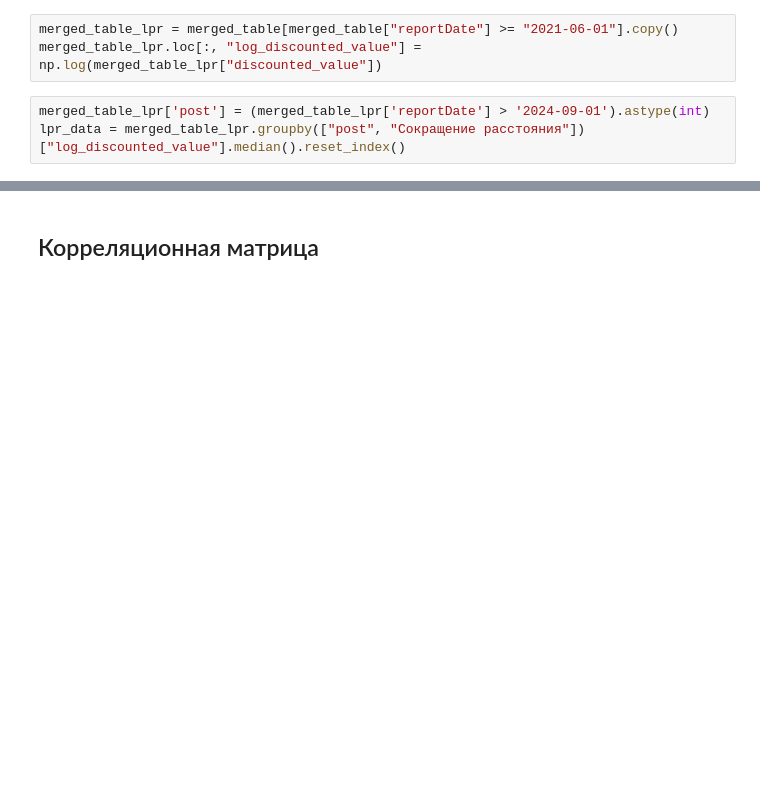
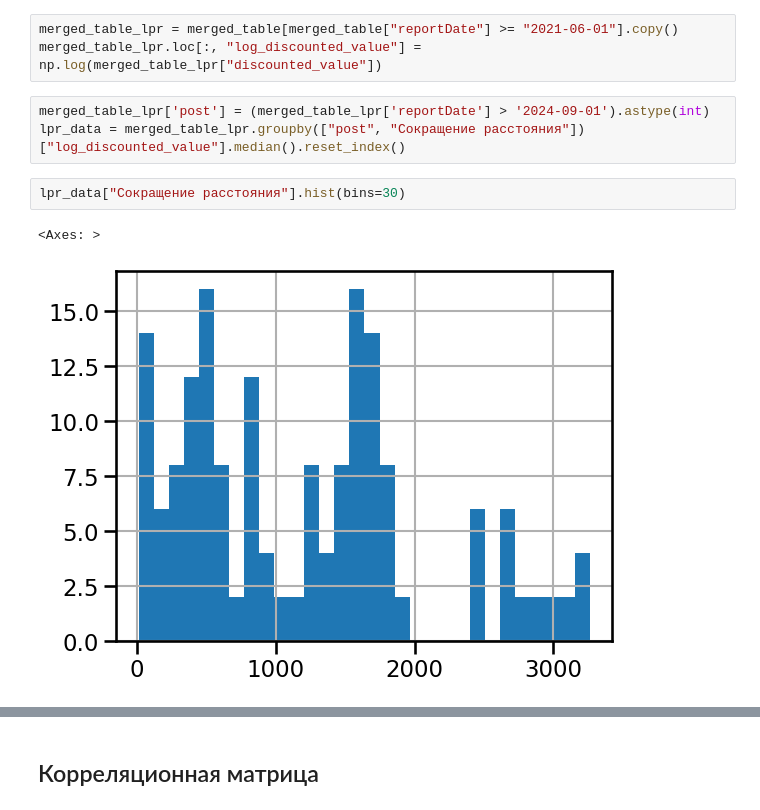
Before and after one commit to andrewch28/Cian, a Jupyter notebook: cian.ipynb, the cells around one changed output, grey strips where cells are left out. Drawn from its saved outputs; the diff is of its cells as text; blank space fills up the shorter version.

```diff
--- a/cian.ipynb
+++ b/cian.ipynb
@@ -32,6 +32,11 @@ merged_table_lpr.loc[:, "log_discounted_value"] = np.log(merged_table_lpr["disco
 # %%
 merged_table_lpr['post'] = (merged_table_lpr['reportDate'] > '2024-09-01').astype(int)
 lpr_data = merged_table_lpr.groupby(["post", "Сокращение расстояния"])["log_discounted_value"].median().reset_index()
+# %%
+lpr_data["Сокращение расстояния"].hist(bins=30)
+# %% [output]
+<Axes: >
+[figure, added]
 # %%
 import seaborn as sns
 
```
Also changed, not shown: parts of 19 cells of this notebook, 2 other files.
